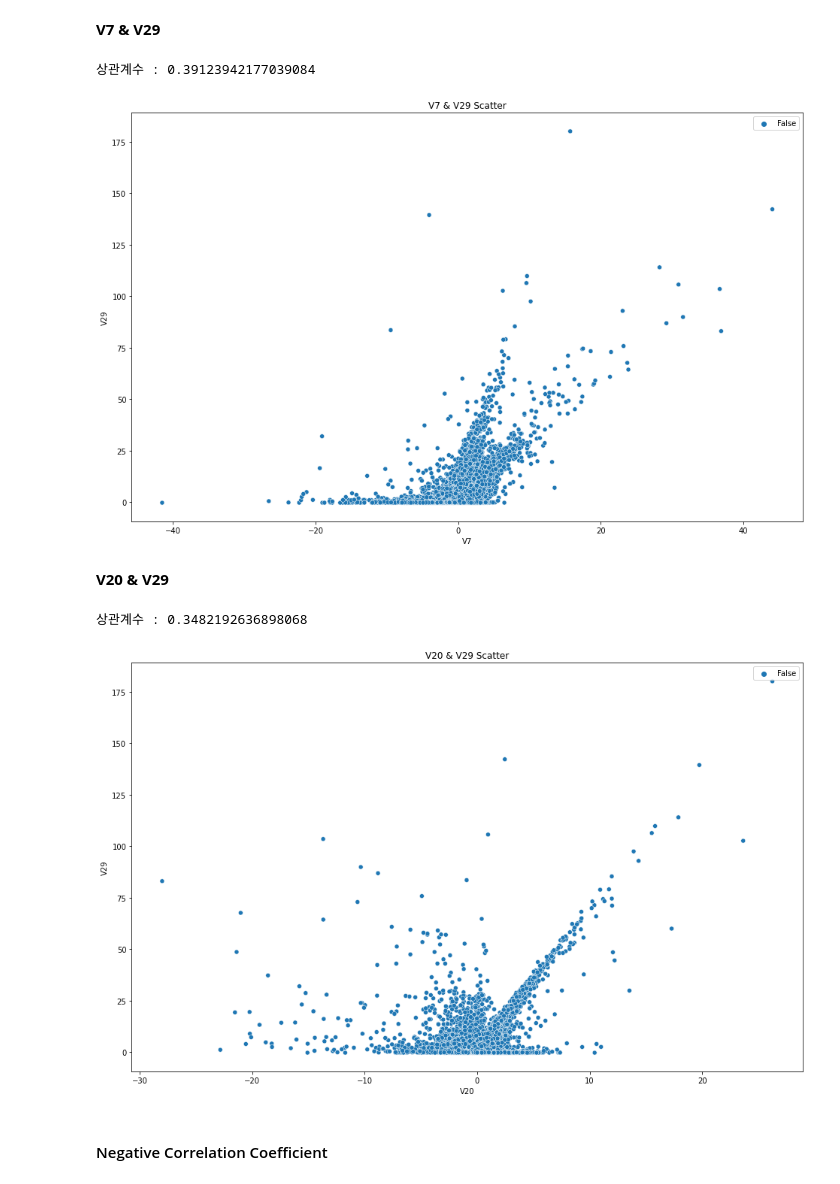
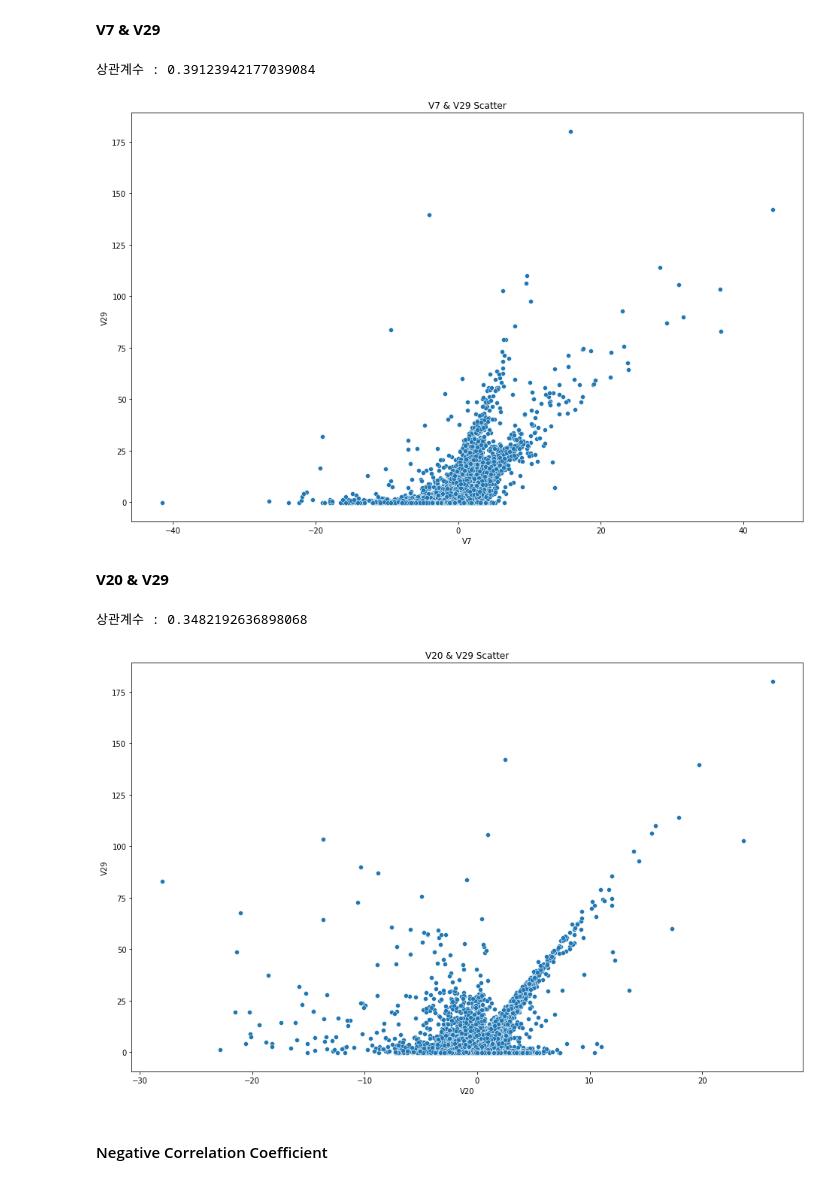
Before and after one commit to namwootree/Dacrew-4th, a Jupyter notebook: [번외편]_EDA.ipynb, the cells around one changed output. Cells and saved outputs as stored; diff of their text form; code cells hidden in the pictures.

```diff
--- a/[번외편]_EDA.ipynb
+++ b/[번외편]_EDA.ipynb
@@ -173,7 +194,7 @@ def scatter_plot(data, x, y, hue):
 
   fig, ax = plt.subplots(figsize=(16, 10))
 
-  sns.scatterplot(data=df_train, x=x, y=y, hue=hue)
+  sns.scatterplot(data=data, x=x, y=y, hue=hue)
   ax.set_title(f"{x} & {y} Scatter")
 
   plt.show()
@@ -182,16 +203,16 @@ def scatter_plot(data, x, y, hue):
 # %% [markdown]
 **V7 & V29**
 # %%
-scatter_plot(data=train, x='V7', y='V29', hue=False)
+scatter_plot(data=train, x='V7', y='V29', hue=None)
 # %% [output]
 상관계수 : 0.39123942177039084
-[figure, old version]
+[figure, new version]
 # %% [markdown]
 **V20 & V29**
 # %%
-scatter_plot(data=train, x='V20', y='V29', hue=False)
+scatter_plot(data=train, x='V20', y='V29', hue=None)
 # %% [output]
 상관계수 : 0.3482192636898068
-[figure, old version]
+[figure, new version]
 # %% [markdown]
 #### Negative Correlation Coefficient
```
Also changed, not shown: parts of 17 cells of this notebook.
